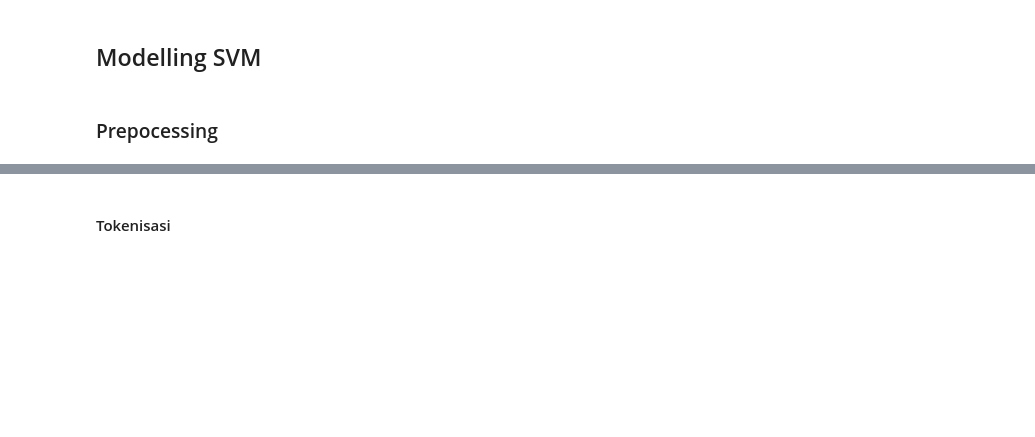
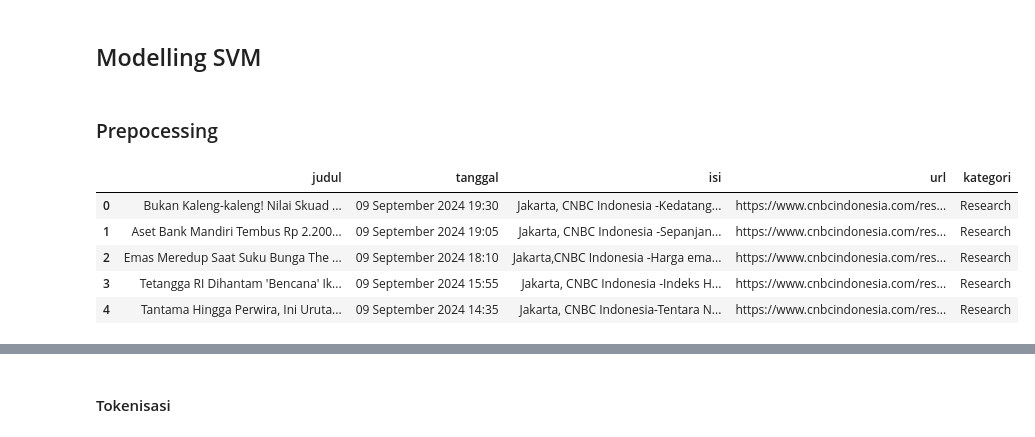
Before and after one commit to rrayhka/pencarian-penambangan-web, a Jupyter notebook: ppw_book/tugas-2-vsm.ipynb, the cells around one changed output, grey strips where cells are left out. Saved outputs shown, nothing was run; the diff lists cells and outputs as text; code cells hidden in the pictures; blank space fills up the shorter version.

```diff
--- a/ppw_book/tugas-2-vsm.ipynb
+++ b/ppw_book/tugas-2-vsm.ipynb
@@ -84,0 +100,9 @@ $$
+# %%
+df.head()
+# %% [output]
+|  | judul | tanggal | isi | url | kategori |
+| 0 | Bukan Kaleng-kaleng! Nilai Skuad ... | 09 September 2024 19:30 | Jakarta, CNBC Indonesia -Kedatang... | https://www.cnbcindonesia.com/res... | Research |
+| 1 | Aset Bank Mandiri Tembus Rp 2.200... | 09 September 2024 19:05 | Jakarta, CNBC Indonesia -Sepanjan... | https://www.cnbcindonesia.com/res... | Research |
+| 2 | Emas Meredup Saat Suku Bunga The ... | 09 September 2024 18:10 | Jakarta,CNBC Indonesia -Harga ema... | https://www.cnbcindonesia.com/res... | Research |
+| 3 | Tetangga RI Dihantam 'Bencana' Ik... | 09 September 2024 15:55 | Jakarta, CNBC Indonesia -Indeks H... | https://www.cnbcindonesia.com/res... | Research |
+| 4 | Tantama Hingga Perwira, Ini Uruta... | 09 September 2024 14:35 | Jakarta, CNBC Indonesia-Tentara N... | https://www.cnbcindonesia.com/res... | Research |
```
Also changed, not shown: parts of 16 cells of this notebook.
